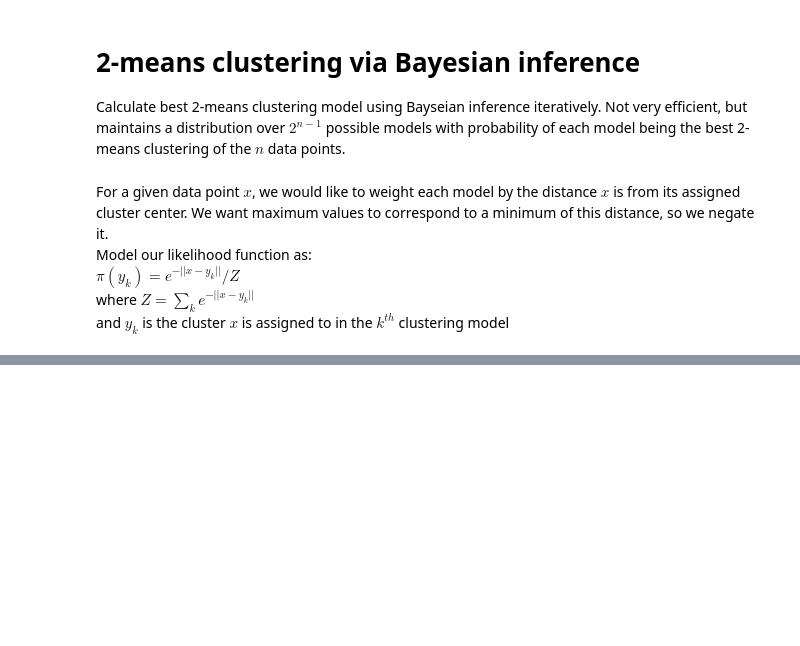
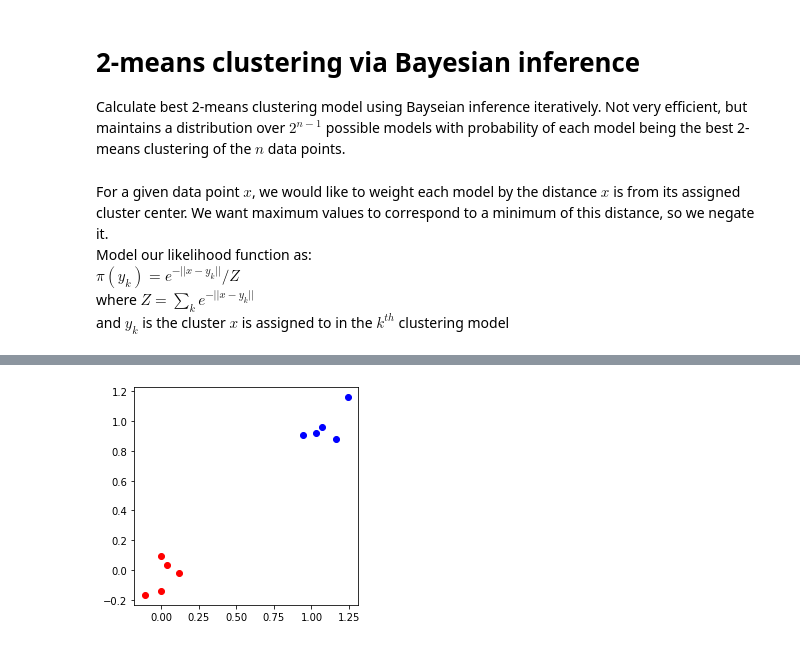
Before and after one commit to jviszlai/Bayesian-inference-coresets, a Jupyter notebook: BayesianInferenceClusteringExample.ipynb, the cells around one changed output, grey strips where cells are left out. Saved outputs shown, nothing was run; the diff lists cells and outputs as text; code cells hidden in the pictures; blank space fills up the shorter version.

```diff
--- a/BayesianInferenceClusteringExample.ipynb
+++ b/BayesianInferenceClusteringExample.ipynb
@@ -142,0 +179,4 @@ plot_cluster(data, model)
+# %%
+plot_cluster(data, model)
+# %% [output]
+[figure, added]
```
Also changed, not shown: parts of 7 cells of this notebook.
